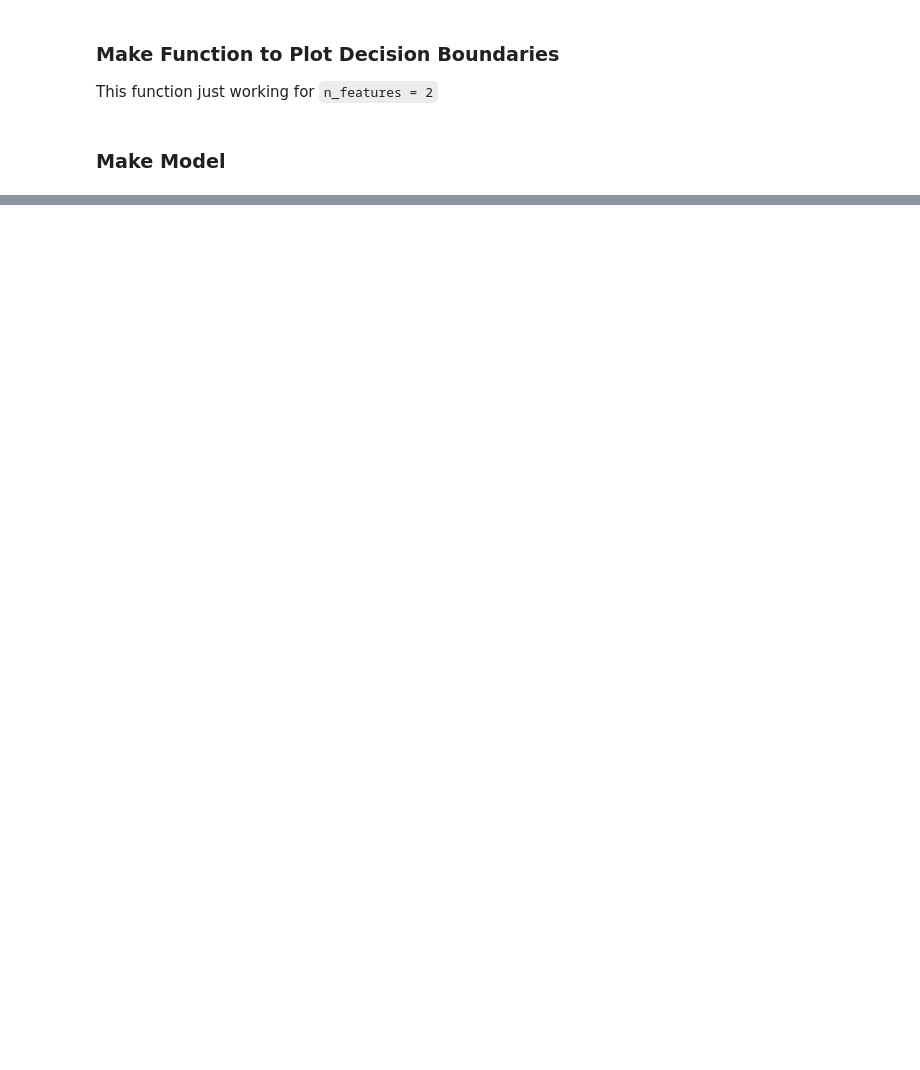
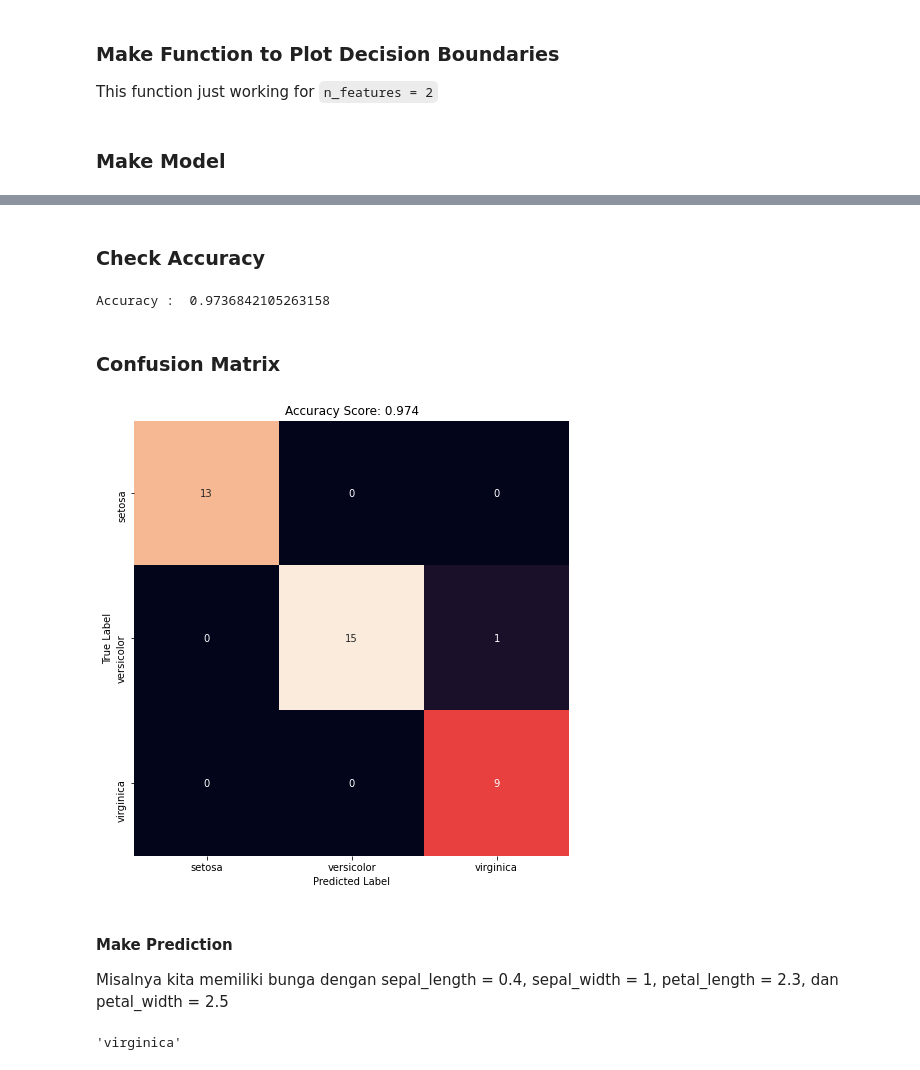
Before and after one commit to modul60stis/dmkm, a Jupyter notebook: python/svm/Support_Vector_Machine.ipynb, the cells around one changed output, grey strips where cells are left out. Cells and saved outputs as stored; diff of their text form; code cells hidden in the pictures; blank space fills up the shorter version.

```diff
--- a/python/svm/Support_Vector_Machine.ipynb
+++ b/python/svm/Support_Vector_Machine.ipynb
@@ -94,0 +82,10 @@ Accuracy of Linear SVC classifier on test set: 0.96
+# %%
+from sklearn.datasets import load_iris
+from sklearn.metrics import confusion_matrix
+from sklearn.metrics import accuracy_score
+import seaborn as sns
+
+data = load_iris(as_frame = True)
+X = data.data
+y = data.target
+data.frame
@@ -94,0 +116,4 @@ Accuracy of Linear SVC classifier on test set: 0.96
+# %%
+clf = SVC(kernel='linear', C=1)
+clf.fit(X_train,y_train)
+clf.get_params()
@@ -94,0 +136,29 @@ Accuracy of Linear SVC classifier on test set: 0.96
+# %% [markdown]
+### Check Accuracy
+# %%
+y_pred = clf.predict(X_test)
+accuracy = accuracy_score(y_test, y_pred)
+print('Accuracy : ', accuracy)
+# %% [output]
+Accuracy :  0.9736842105263158
+# %% [markdown]
+### Confusion Matrix
+# %%
+cm = confusion_matrix(y_test, y_pred)
+
+plt.figure(figsize=(8,8))
+sns.heatmap(cm, annot=True, square=True, cbar=False, xticklabels=data.target_names, yticklabels=data.target_names)
+
+plt.xlabel('Predicted Label')
+plt.ylabel('True Label')
+plt.title('Accuracy Score: {:.3}'.format(accuracy));
+# %% [output]
+[figure, added]
+# %% [markdown]
+#### Make Prediction
+Misalnya kita memiliki bunga dengan sepal_length = 0.4, sepal_width = 1, petal_length = 2.3, dan petal_width = 2.5
+# %%
+predict = clf.predict([[0.4,1,2.3,2.5]])
+data.target_names[predict][0]
+# %% [output]
+'virginica'
```
Also changed, not shown: parts of 12 cells of this notebook, 6 other files.
